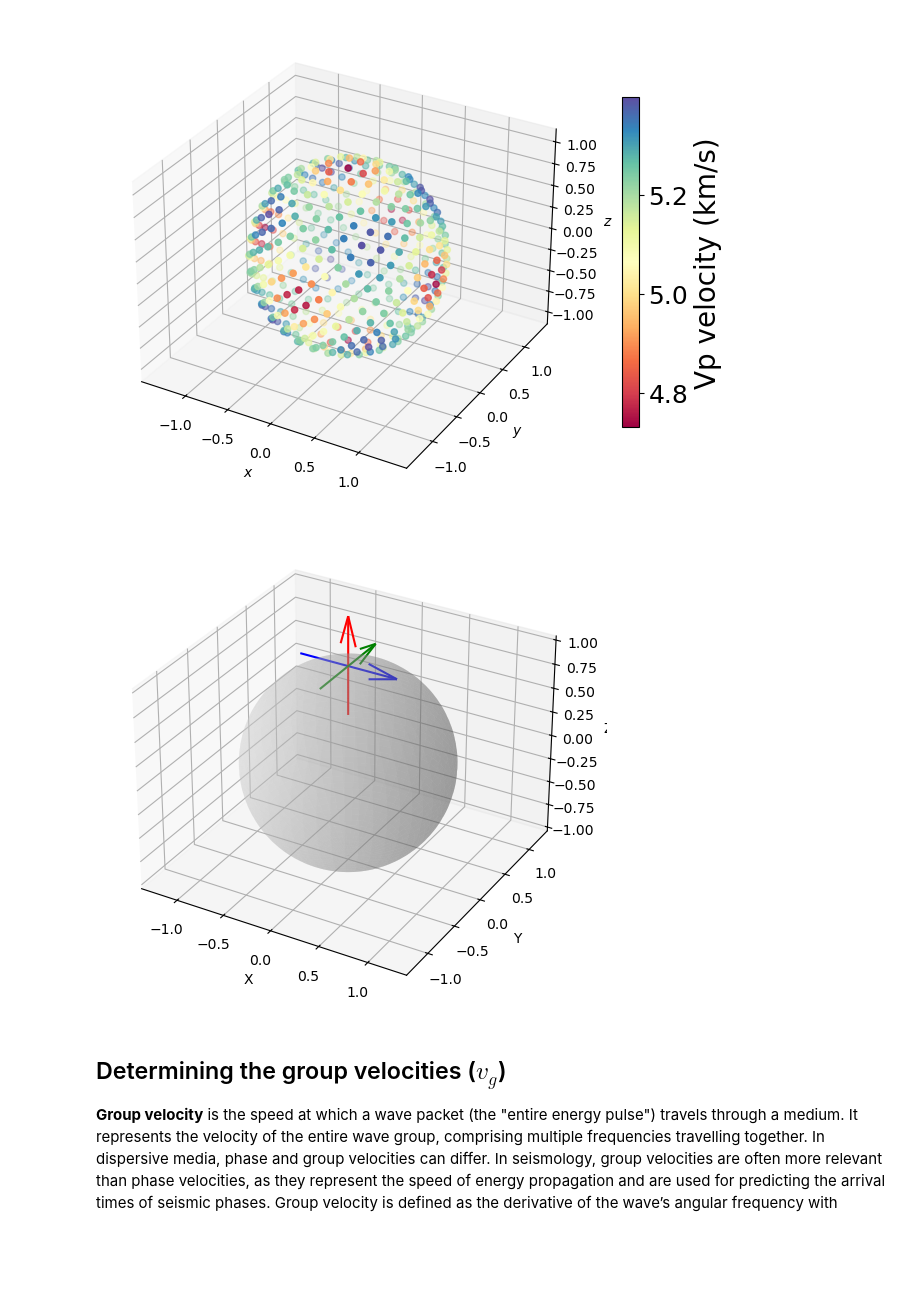
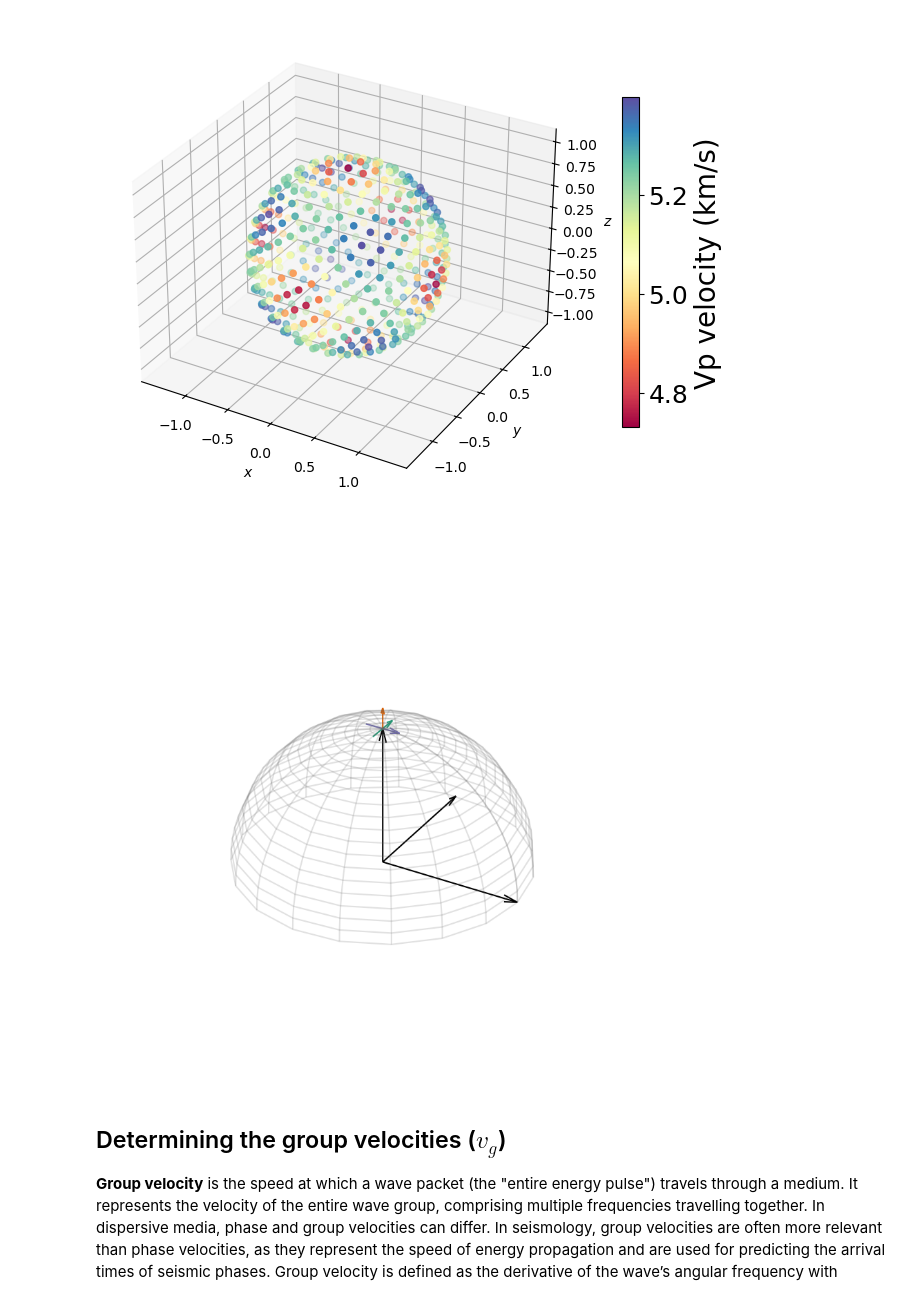
Before and after one commit to marcoalopez/PyRockWave, a Jupyter notebook: src/test_christoffel_stepbystep.ipynb, the cells around one changed output. Cells and saved outputs as stored; diff of their text form; code cells hidden in the pictures; blank space fills up the shorter version.

```diff
--- a/src/test_christoffel_stepbystep.ipynb
+++ b/src/test_christoffel_stepbystep.ipynb
@@ -171,33 +167,57 @@ if np.dot(p_polarization, wavevectors[0]) < 0:
 # %%
-fig2, ax = plt.subplots(subplot_kw={"projection": "3d"}, constrained_layout=True)
+fig2, ax = plt.subplots(figsize=(8, 8), subplot_kw={"projection": "3d"}, constrained_layout=True)
 
 # Plot unit sphere
-u = np.linspace(0, 2 * np.pi, 100)
-v = np.linspace(0, np.pi, 100)
+u = np.linspace(0, 2 * np.pi, 20)
+v = np.linspace(0, np.pi/2, 20)
 x = np.outer(np.cos(u), np.sin(v))
 y = np.outer(np.sin(u), np.sin(v))
 z = np.outer(np.ones(np.size(u)), np.cos(v))
-ax.plot_surface(x, y, z, color='lightgray', alpha=0.3)
+ax.plot_wireframe(x, y, z, color='dimgray', alpha=0.2)
+
+# Plot axis
+origin = [0, 0, 0]
+a, b, c = [1.1, 0, 0], [0, 1.1, 0], [0, 0, 1.1]
+ax.quiver(*origin, *a, color='black', label='x-axis', normalize=True, arrow_length_ratio=0.1)
+ax.quiver(*origin, *b, color='black', label='y-axis', normalize=True, arrow_length_ratio=0.1)
+ax.quiver(*origin, *c, color='black', label='z-axis', normalize=True, arrow_length_ratio=0.1)
 
 # Plot polarization vectors
-origin = wavevectors[0]
-colors = ['r', 'g', 'b']
-labels = ['P-wave', 'S1-wave', 'S2-wave']
-vectors = [p_polarization, s1_polarization, s2_polarization]
+surface = wavevectors[0]
+colors = ['#1b9e77', '#7570b3']
+labels = ['S1-wave', 'S2-wave']
+vectors = [s1_polarization, s2_polarization]
 
+# P-wave polarization
+ax.quiver(*surface, *p_polarization, color='#d95f02', label='P-wave', length=0.15)
+
+# S-wave polarization
 for vec, color, label in zip(vectors, colors, labels):
-    ax.quiver(*origin, *vec, color=color, label=label, pivot='middle', normalize=True)
+    ax.quiver(*surface, *vec, color=color, label=label, pivot='middle', length=0.25)
 
-ax.set_xlabel('X')
-ax.set_ylabel('Y')
-ax.set_zlabel('Z')
+# Prettify the figure
+ax.set_xlabel('x')
+ax.set_ylabel('y')
+ax.set_zlabel('z')
 ax.set_xlim([-1, 1])
 ax.set_ylim([-1, 1])
 ax.set_zlim([-1, 1])
-ax.legend
+# make the panes transparent
+ax.xaxis.set_pane_color((1.0, 1.0, 1.0, 0.0))
+ax.yaxis.set_pane_color((1.0, 1.0, 1.0, 0.0))
+ax.zaxis.set_pane_color((1.0, 1.0, 1.0, 0.0))
+# make the grid lines transparent
+ax.xaxis._axinfo["grid"]['color'] =  (1,1,1,0)
+ax.yaxis._axinfo["grid"]['color'] =  (1,1,1,0)
+ax.zaxis._axinfo["grid"]['color'] =  (1,1,1,0)
+# axis off
+ax.axis("off")
+#ax.legend
+
+# Set an equal aspect ratio
 _ = ax.axis('equal')
 # %% [output]
-[figure, old version]
+[figure, new version]
 # %% [markdown]
 ## Determining the group velocities ($v_g$)
 
```
Also changed, not shown: parts of 1 cell of this notebook.
